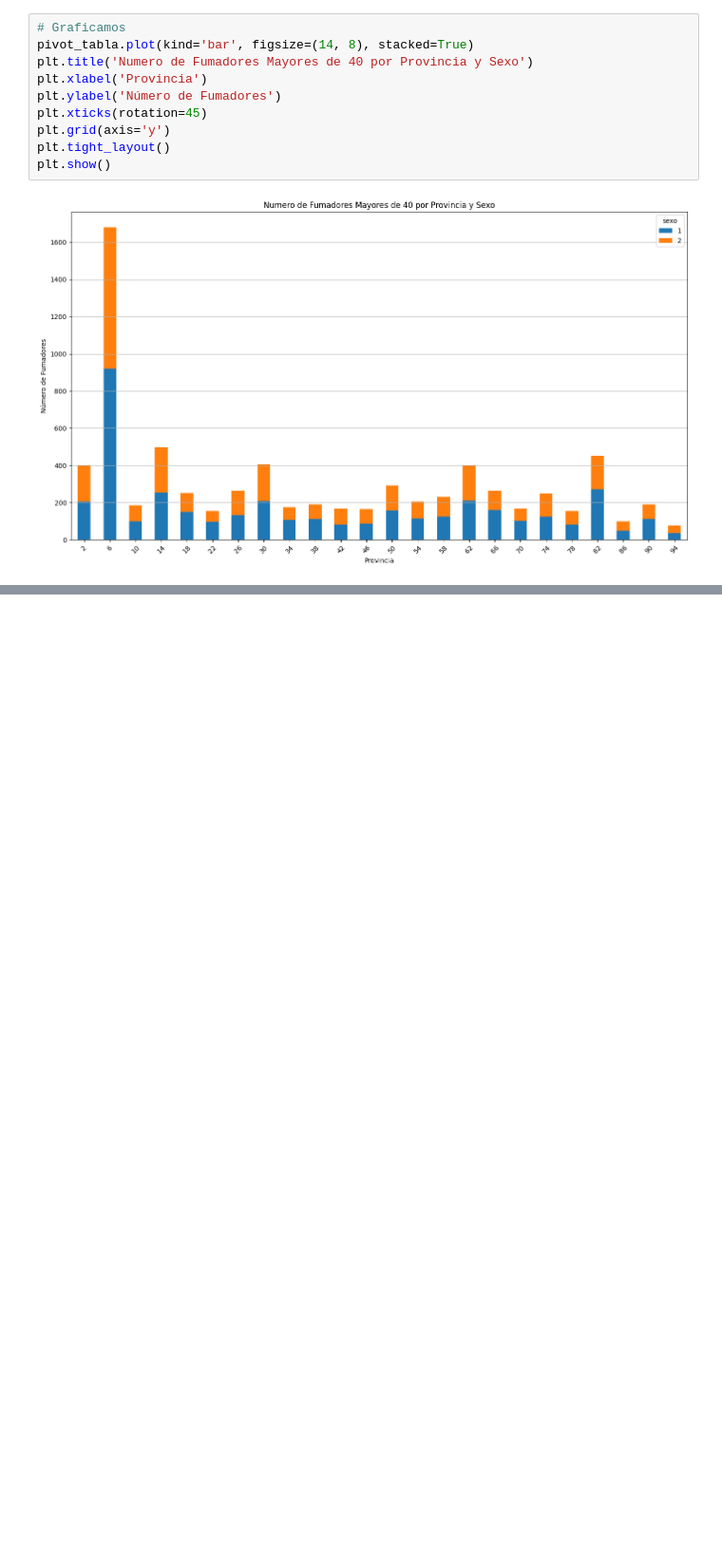
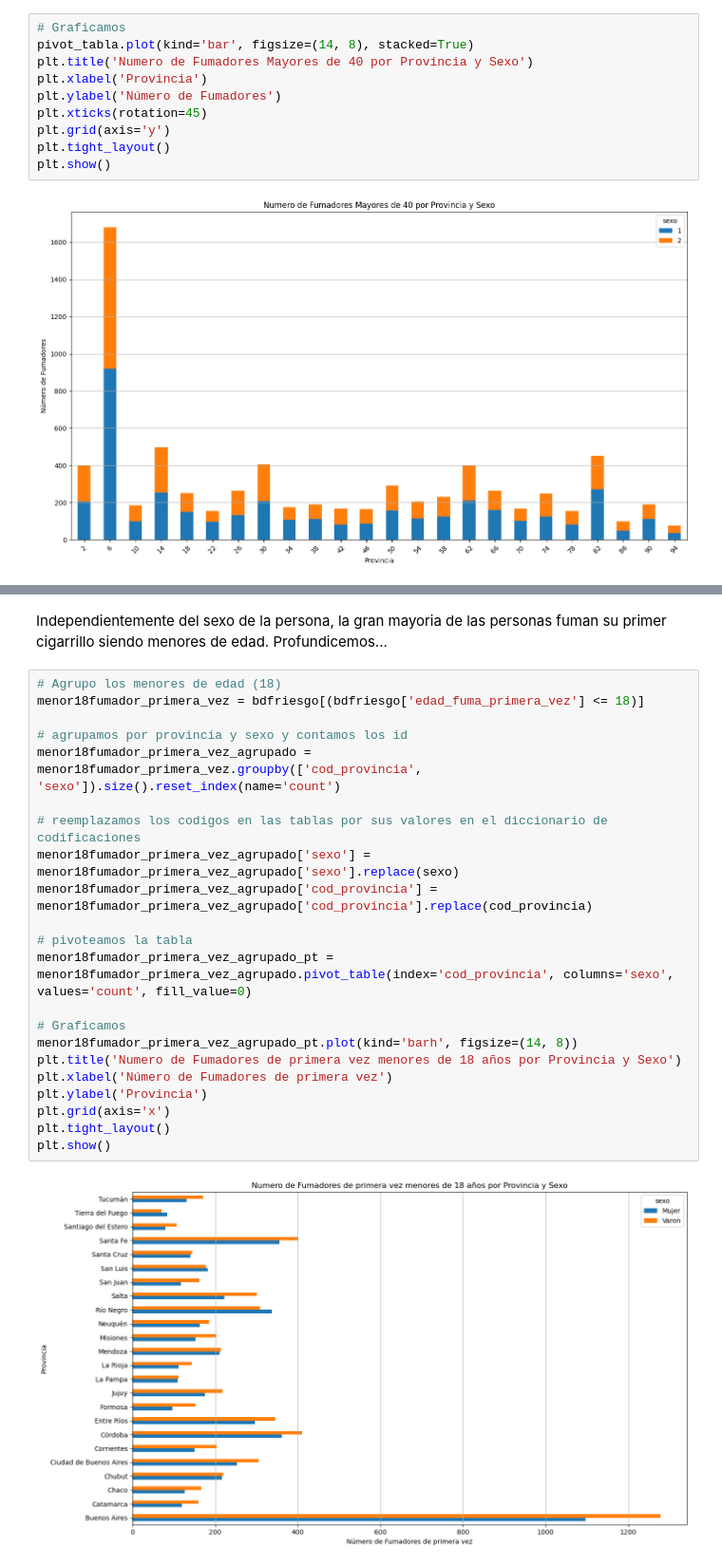
Before and after one commit to Data-Science-YPF/factores_riesgo, a Jupyter notebook: analisisBD.ipynb, the cells around one changed output, grey strips where cells are left out. Shown at 95% size. Drawn from its saved outputs; the diff is of its cells as text; blank space fills up the shorter version.

```diff
--- a/analisisBD.ipynb
+++ b/analisisBD.ipynb
@@ -648,0 +769,27 @@ plt.show()
+# %% [markdown]
+Independientemente del sexo de la persona, la gran mayoria de las personas fuman su primer cigarrillo siendo menores de edad.
+Profundicemos...
+# %%
+# Agrupo los menores de edad (18)
+menor18fumador_primera_vez = bdfriesgo[(bdfriesgo['edad_fuma_primera_vez'] <= 18)]
+
+# agrupamos por provincia y sexo y contamos los id
+menor18fumador_primera_vez_agrupado = menor18fumador_primera_vez.groupby(['cod_provincia', 'sexo']).size().reset_index(name='count')
+
+# reemplazamos los codigos en las tablas por sus valores en el diccionario de codificaciones
+menor18fumador_primera_vez_agrupado['sexo'] = menor18fumador_primera_vez_agrupado['sexo'].replace(sexo)
+menor18fumador_primera_vez_agrupado['cod_provincia'] = menor18fumador_primera_vez_agrupado['cod_provincia'].replace(cod_provincia)
+
+# pivoteamos la tabla
+menor18fumador_primera_vez_agrupado_pt = menor18fumador_primera_vez_agrupado.pivot_table(index='cod_provincia', columns='sexo', values='count', fill_value=0)
+
+# Graficamos
+menor18fumador_primera_vez_agrupado_pt.plot(kind='barh', figsize=(14, 8))
+plt.title('Numero de Fumadores de primera vez menores de 18 años por Provincia y Sexo')
+plt.xlabel('Número de Fumadores de primera vez')
+plt.ylabel('Provincia')
+plt.grid(axis='x')
+plt.tight_layout()
+plt.show()
+# %% [output]
+[figure, added]
```
Also changed, not shown: parts of 15 cells of this notebook, 2 other files.
